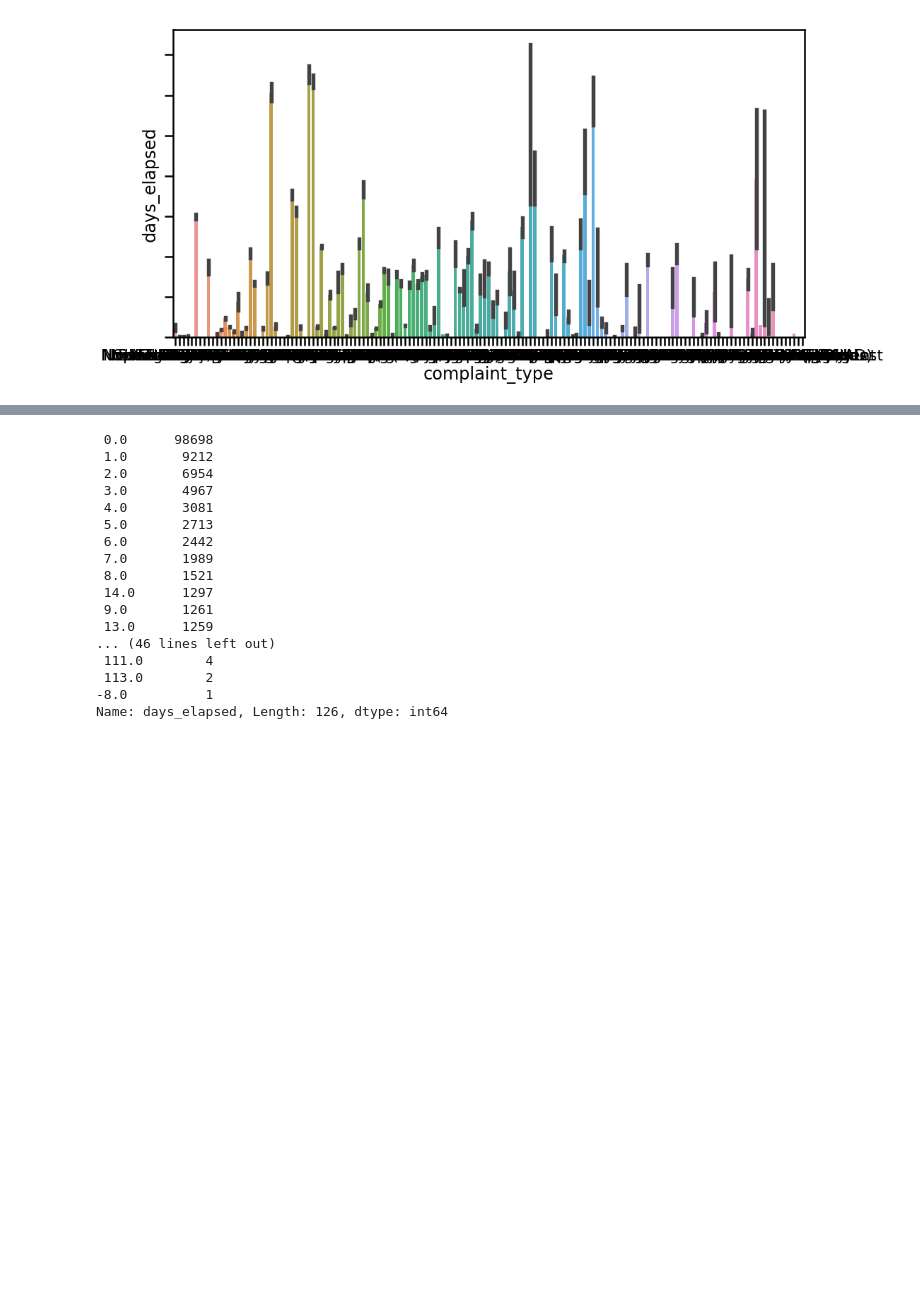
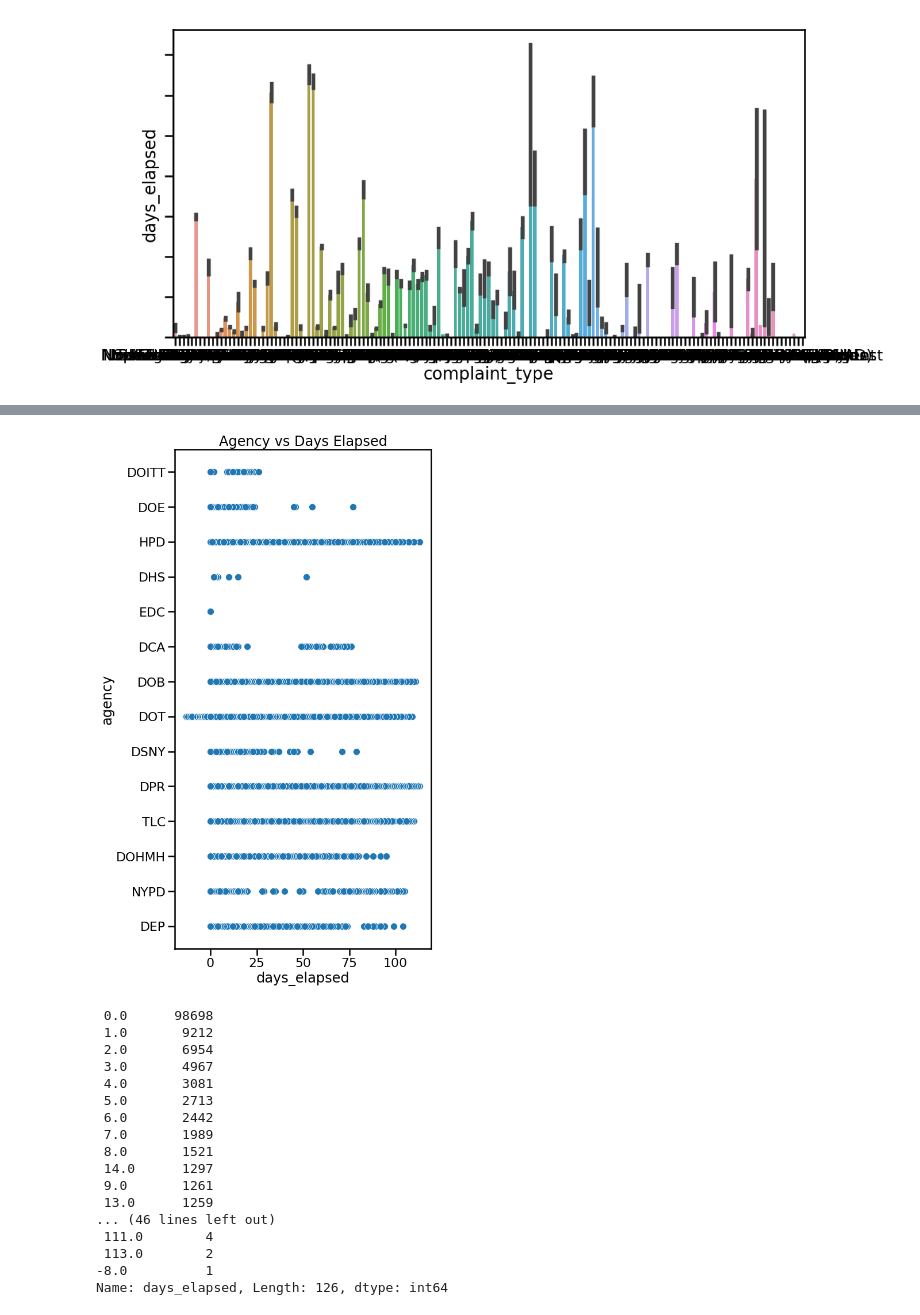
Before and after one commit to whohuhwhat/311_pt4, a Jupyter notebook: TS.ipynb, the cells around one changed output, grey strips where cells are left out. Drawn from its saved outputs; the diff is of its cells as text; code cells hidden in the pictures; blank space fills up the shorter version.

```diff
--- a/TS.ipynb
+++ b/TS.ipynb
@@ -63,3 +69,7 @@ sns.load_dataset
 # %% [output]
 <function seaborn.utils.load_dataset(name, cache=True, data_home=None, **kws)>
 [figure]
+# %%
+plt.figure(figsize= (8,16))
+sns.scatterplot(y=aug['agency'], x=aug['days_elapsed']).set_title('Agency vs Days Elapsed')
+# %% [output]
@@ -66,3 +77,4 @@ sns.load_dataset
+[figure, added]
 # %%
 aug.days_elapsed.value_counts()
 # %% [output]
```
Also changed, not shown: parts of 11 cells of this notebook.
